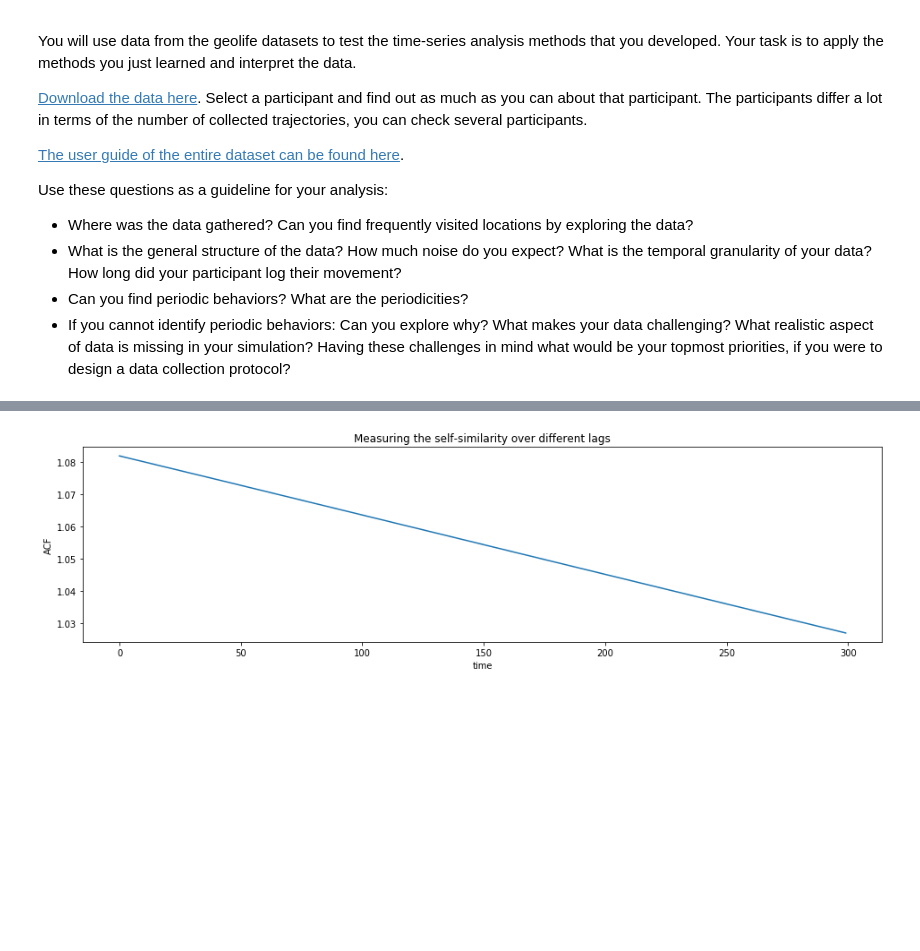
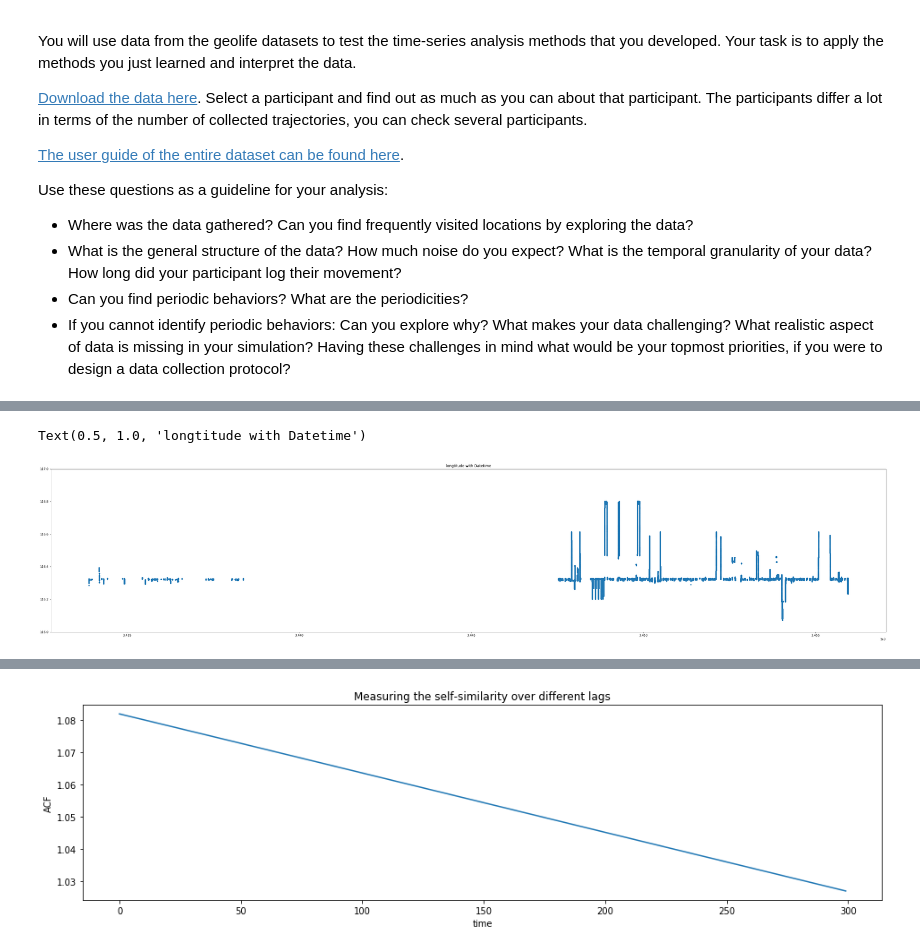
Before and after one commit to BraydenZhang/UrbanComputing_Assignment1, a Jupyter notebook: Assignment1_Exercises.ipynb, the cells around one changed output, grey strips where cells are left out. Cells and saved outputs as stored; diff of their text form; code cells hidden in the pictures; blank space fills up the shorter version.

```diff
--- a/Assignment1_Exercises.ipynb
+++ b/Assignment1_Exercises.ipynb
@@ -595,0 +622,9 @@ min_lat, max_lat, mode_num, len(data)
+# %%
+lon = np.array(df['long'])
+plt.figure(figsize=(50,10))
+plt.plot(datetime, lon, ".")
+plt.ylim((116, 117))
+plt.title("longtitude with Datetime")
+# %% [output]
+Text(0.5, 1.0, 'longtitude with Datetime')
+[figure, added]
```
Also changed, not shown: parts of 23 cells of this notebook.
